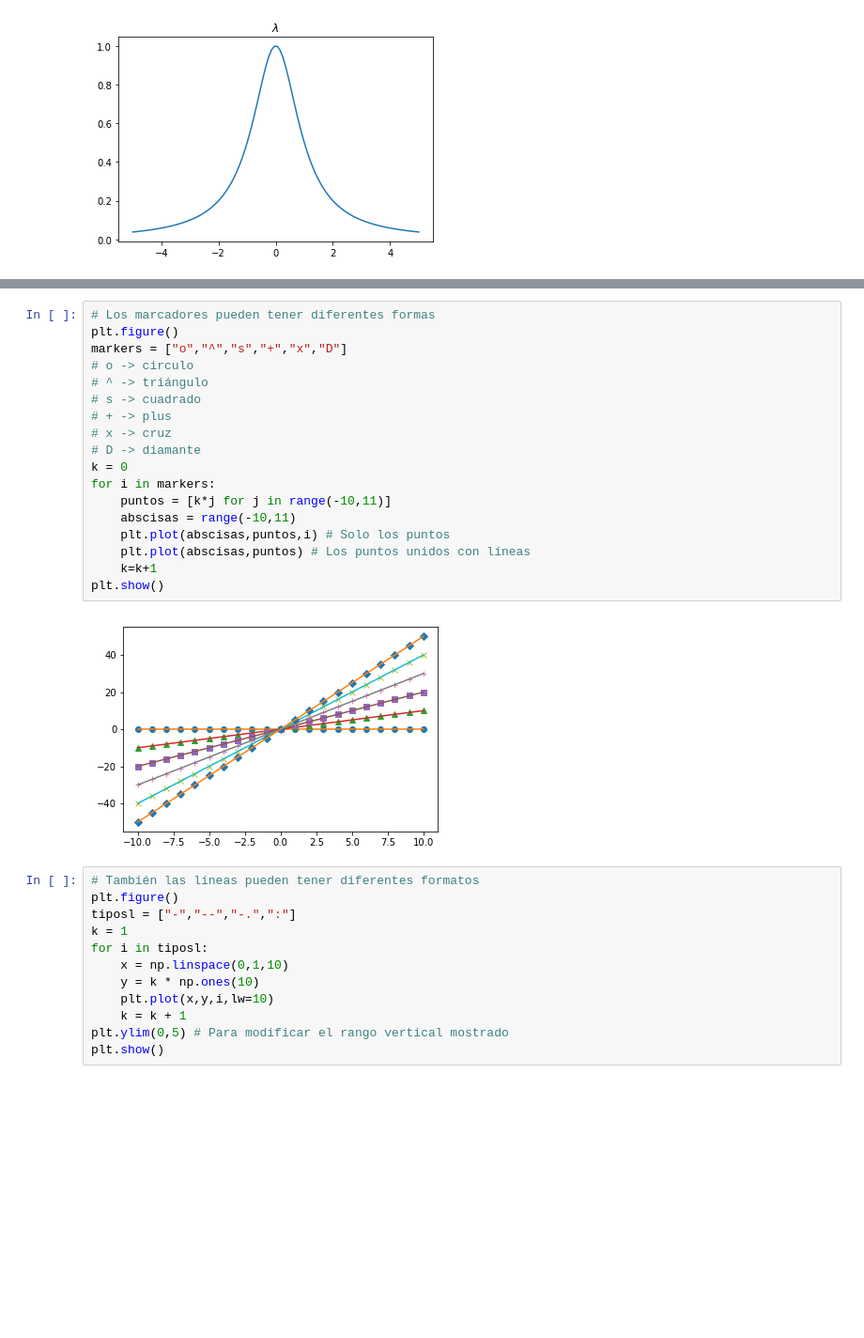
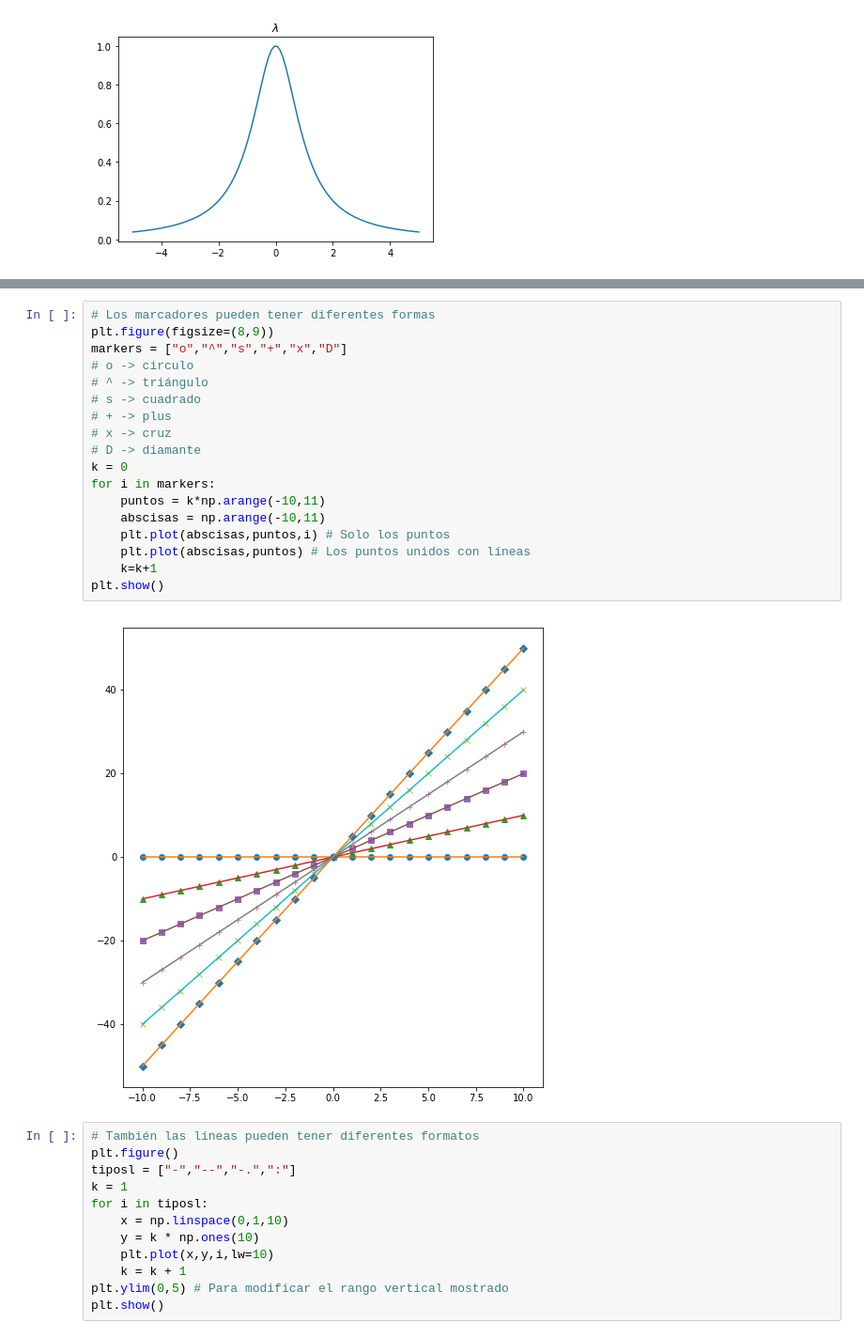
Before and after one commit to PythonBootcampUniandes/notas-de-clase, a Jupyter notebook: Modulos cientificos/MatplotlibBasico.ipynb, the cells around one changed output, grey strips where cells are left out. Shown at 94% size. Saved outputs shown, nothing was run; the diff lists cells and outputs as text; blank space fills up the shorter version.

```diff
--- a/Modulos cientificos/MatplotlibBasico.ipynb
+++ b/Modulos cientificos/MatplotlibBasico.ipynb
@@ -52,24 +51,24 @@ plt.show()
 [figure]
 # %%
 # Los marcadores pueden tener diferentes formas
-plt.figure()
+plt.figure(figsize=(8,9))
 markers = ["o","^","s","+","x","D"]
 # o -> circulo
 # ^ -> triángulo
 # s -> cuadrado
 # + -> plus
 # x -> cruz
 # D -> diamante
 k = 0
 for i in markers:
-    puntos = [k*j for j in range(-10,11)]
-    abscisas = range(-10,11)
+    puntos = k*np.arange(-10,11)
+    abscisas = np.arange(-10,11)
     plt.plot(abscisas,puntos,i) # Solo los puntos
     plt.plot(abscisas,puntos) # Los puntos unidos con líneas
     k=k+1
 plt.show()
 # %% [output]
-[figure, old version]
+[figure, new version]
 # %%
 # También las líneas pueden tener diferentes formatos
 plt.figure()
```
Also changed, not shown: parts of 24 cells of this notebook.
